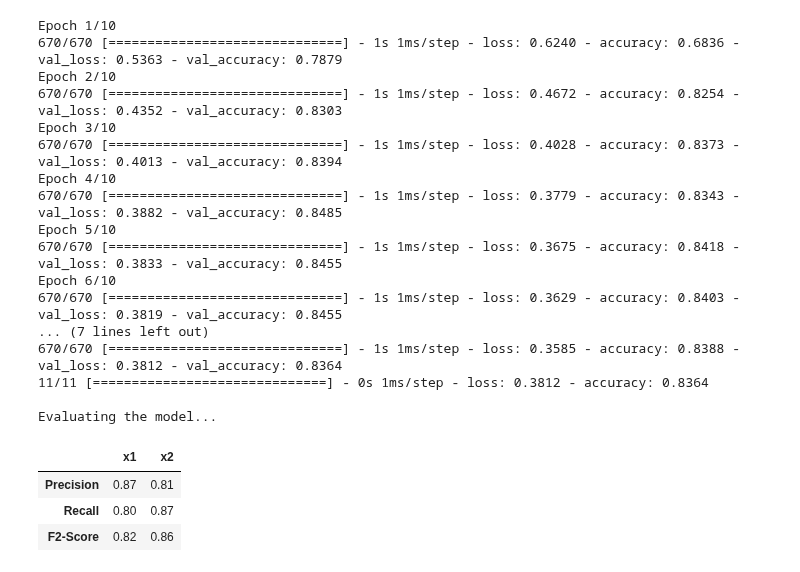
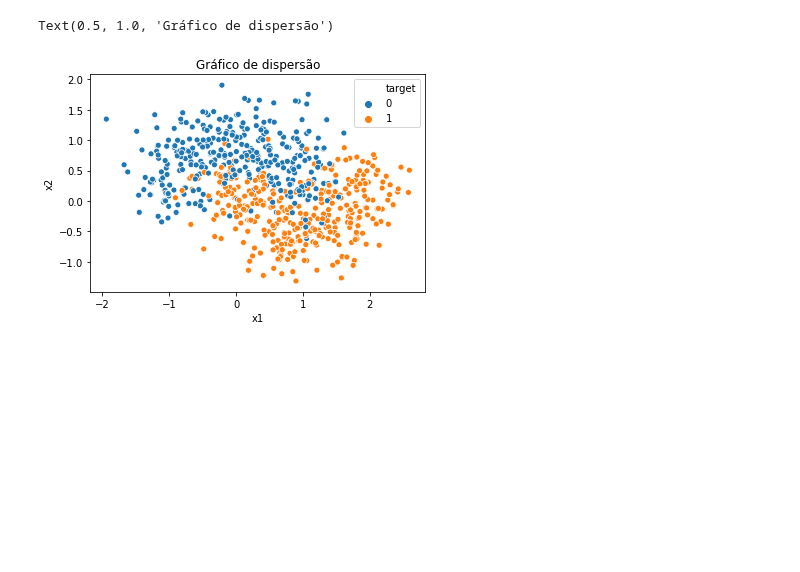
Before and after one commit to lailabcampos/classifier-oncase, a Jupyter notebook: classifier.ipynb, the cells around one changed output. Cells and saved outputs as stored; diff of their text form; code cells hidden in the pictures; blank space fills up the shorter version.

```diff
--- a/classifier.ipynb
+++ b/classifier.ipynb
@@ -46,42 +41,0 @@ model.compile(optimizer='adam',
-# %%
-# Fitting and evaluating the model
-
-e = 10 # Number of epochs
-
-h = model.fit(X_train, Y_train, validation_data=(X_test, Y_test), epochs=e, batch_size=1)
-
-test_loss, test_acc = model.evaluate(X_test, Y_test)
-
-# Predicting the model using the test dataset
-
-Pred_Y = np.around(model.predict(X_test), decimals=0)
-
-# Evaluation using the metrics precision, recall, f2-score and support
-
-print("\nEvaluating the model...\n")
-evaluation = np.array(precision_recall_fscore_support(Y_test, Pred_Y, beta=2.0))[:3]
-pd.DataFrame(data=np.round(evaluation, 2),
-             columns=list(test)[0:2],
-             index=['Precision', 'Recall', 'F2-Score'])
-# %% [output]
-Epoch 1/10
-670/670 [==============================] - 1s 1ms/step - loss: 0.6240 - accuracy: 0.6836 - val_loss: 0.5363 - val_accuracy: 0.7879
-Epoch 2/10
-670/670 [==============================] - 1s 1ms/step - loss: 0.4672 - accuracy: 0.8254 - val_loss: 0.4352 - val_accuracy: 0.8303
-Epoch 3/10
-670/670 [==============================] - 1s 1ms/step - loss: 0.4028 - accuracy: 0.8373 - val_loss: 0.4013 - val_accuracy: 0.8394
-Epoch 4/10
-670/670 [==============================] - 1s 1ms/step - loss: 0.3779 - accuracy: 0.8343 - val_loss: 0.3882 - val_accuracy: 0.8485
-Epoch 5/10
-670/670 [==============================] - 1s 1ms/step - loss: 0.3675 - accuracy: 0.8418 - val_loss: 0.3833 - val_accuracy: 0.8455
-Epoch 6/10
-670/670 [==============================] - 1s 1ms/step - loss: 0.3629 - accuracy: 0.8403 - val_loss: 0.3819 - val_accuracy: 0.8455
-... (7 lines left out)
-670/670 [==============================] - 1s 1ms/step - loss: 0.3585 - accuracy: 0.8388 - val_loss: 0.3812 - val_accuracy: 0.8364
-11/11 [==============================] - 0s 1ms/step - loss: 0.3812 - accuracy: 0.8364
-
-Evaluating the model...
-|  | x1 | x2 |
-| Precision | 0.87 | 0.81 |
-| Recall | 0.80 | 0.87 |
-| F2-Score | 0.82 | 0.86 |
@@ -87,0 +50,7 @@ Evaluating the model...
+# %%
+# Análise gráfica a dispersão dos dados
+
+sns.scatterplot(x="x1", y="x2", data=train, hue="target").set_title("Gráfico de dispersão")
+# %% [output]
+Text(0.5, 1.0, 'Gráfico de dispersão')
+[figure, added]
```
Also changed, not shown: parts of 11 cells of this notebook, 2 other files.
